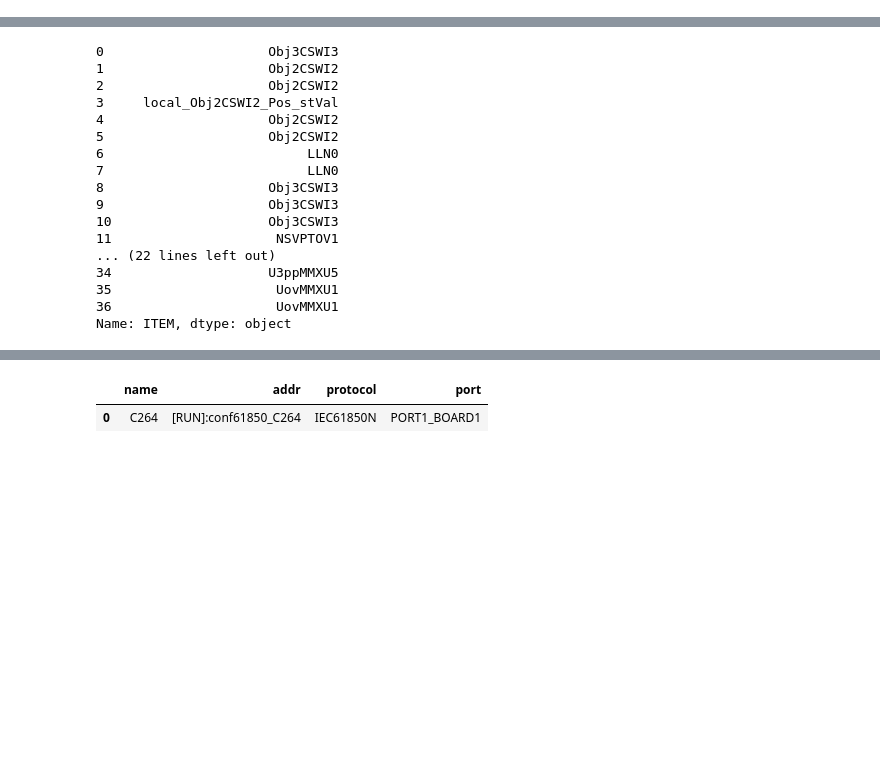
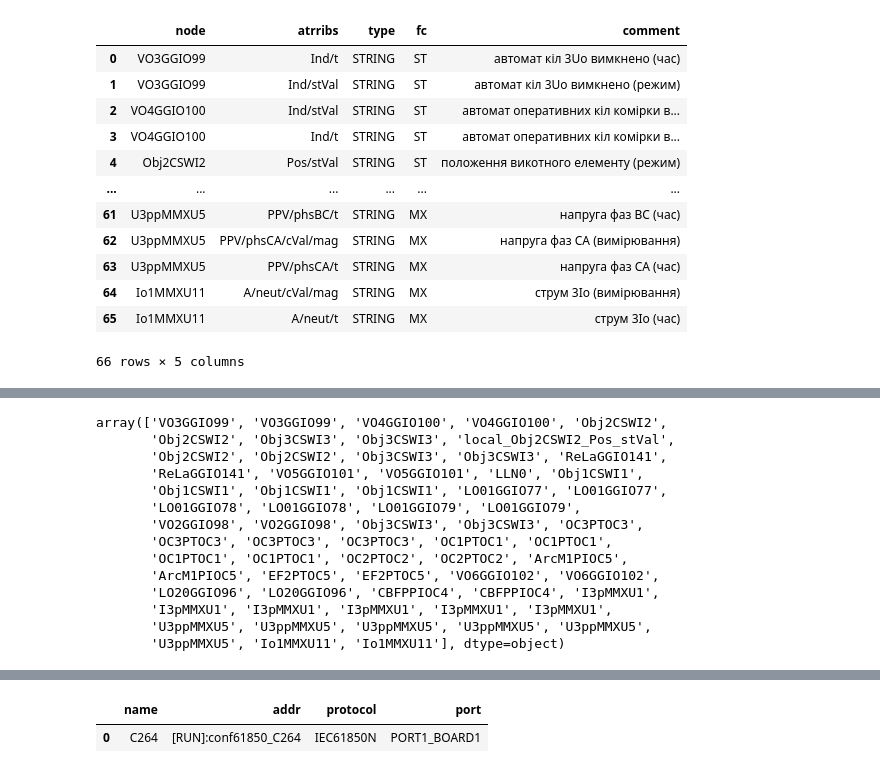
Before and after one commit to alermar69/myPython, a Jupyter notebook: ACY/dbf_scada.ipynb, the cells around one changed output, grey strips where cells are left out. Cells and saved outputs as stored; diff of their text form; code cells hidden in the pictures; blank space fills up the shorter version.

```diff
--- a/ACY/dbf_scada.ipynb
+++ b/ACY/dbf_scada.ipynb
@@ -253,3 +253,23 @@ if protocol:
 
 project.create_io(df_io)
 project.create_equip(df_dev)
+# %%
+project = Project('tmp1')
+plc = 'PLC_C264_TU'
+
+df_dev = pd.read_excel('ListDevice.xlsx', sheet_name='P3F30_61850')
+df_dev
+# %% [output]
+|  | node | atrribs | type | fc | comment |
+| 0 | VO3GGIO99 | Ind/t | STRING | ST | автомат кіл 3Uo вимкнено (час) |
+| 1 | VO3GGIO99 | Ind/stVal | STRING | ST | автомат кіл 3Uo вимкнено (режим) |
+| 2 | VO4GGIO100 | Ind/stVal | STRING | ST | автомат оперативних кіл комірки в... |
+| 3 | VO4GGIO100 | Ind/t | STRING | ST | автомат оперативних кіл комірки в... |
+| 4 | Obj2CSWI2 | Pos/stVal | STRING | ST | положення викотного елементу (режим) |
+| ... | ... | ... | ... | ... | ... |
+| 61 | U3ppMMXU5 | PPV/phsBC/t | STRING | MX | напруга фаз ВC (час) |
+| 62 | U3ppMMXU5 | PPV/phsCA/cVal/mag | STRING | MX | напруга фаз CA (вимірювання) |
+| 63 | U3ppMMXU5 | PPV/phsCA/t | STRING | MX | напруга фаз CA (час) |
+| 64 | Io1MMXU11 | A/neut/cVal/mag | STRING | MX | струм 3Io (вимірювання) |
+| 65 | Io1MMXU11 | A/neut/t | STRING | MX | струм 3Io (час) |
+66 rows × 5 columns
@@ -272,22 +294,19 @@ df
 | 102 | Cell_3\Io1MMXU11\A\neut\t | STRING | C264 | Cell_3/Io1MMXU11$MX$A$neut$t |  |  |  |  |  |  | ... |
 103 rows × 31 columns
 # %%
-df[df['EQUIP'] == 'Cell_2_P3U30']['ITEM'].apply(lambda x: x.split('\\')[0])
+(df[df['EQUIP'] == 'Cell_3_P3F30']['ITEM'].apply(lambda x: x.split('\\')[0])).values
 # %% [output]
-0                     Obj3CSWI3
-1                     Obj2CSWI2
-2                     Obj2CSWI2
-3     local_Obj2CSWI2_Pos_stVal
-4                     Obj2CSWI2
-5                     Obj2CSWI2
-6                          LLN0
-7                          LLN0
-8                     Obj3CSWI3
-9                     Obj3CSWI3
-10                    Obj3CSWI3
-11                     NSVPTOV1
-... (22 lines left out)
-34                    U3ppMMXU5
-35                     UovMMXU1
-36                     UovMMXU1
-Name: ITEM, dtype: object
+array(['VO3GGIO99', 'VO3GGIO99', 'VO4GGIO100', 'VO4GGIO100', 'Obj2CSWI2',
+       'Obj2CSWI2', 'Obj3CSWI3', 'Obj3CSWI3', 'local_Obj2CSWI2_Pos_stVal',
+       'Obj2CSWI2', 'Obj2CSWI2', 'Obj3CSWI3', 'Obj3CSWI3', 'ReLaGGIO141',
+       'ReLaGGIO141', 'VO5GGIO101', 'VO5GGIO101', 'LLN0', 'Obj1CSWI1',
+       'Obj1CSWI1', 'Obj1CSWI1', 'Obj1CSWI1', 'LO01GGIO77', 'LO01GGIO77',
+       'LO01GGIO78', 'LO01GGIO78', 'LO01GGIO79', 'LO01GGIO79',
+       'VO2GGIO98', 'VO2GGIO98', 'Obj3CSWI3', 'Obj3CSWI3', 'OC3PTOC3',
+       'OC3PTOC3', 'OC3PTOC3', 'OC3PTOC3', 'OC1PTOC1', 'OC1PTOC1',
+       'OC1PTOC1', 'OC1PTOC1', 'OC2PTOC2', 'OC2PTOC2', 'ArcM1PIOC5',
+       'ArcM1PIOC5', 'EF2PTOC5', 'EF2PTOC5', 'VO6GGIO102', 'VO6GGIO102',
+       'LO20GGIO96', 'LO20GGIO96', 'CBFPPIOC4', 'CBFPPIOC4', 'I3pMMXU1',
+       'I3pMMXU1', 'I3pMMXU1', 'I3pMMXU1', 'I3pMMXU1', 'I3pMMXU1',
+       'U3ppMMXU5', 'U3ppMMXU5', 'U3ppMMXU5', 'U3ppMMXU5', 'U3ppMMXU5',
+       'U3ppMMXU5', 'Io1MMXU11', 'Io1MMXU11'], dtype=object)
```
Also changed, not shown: parts of 6 cells of this notebook.
